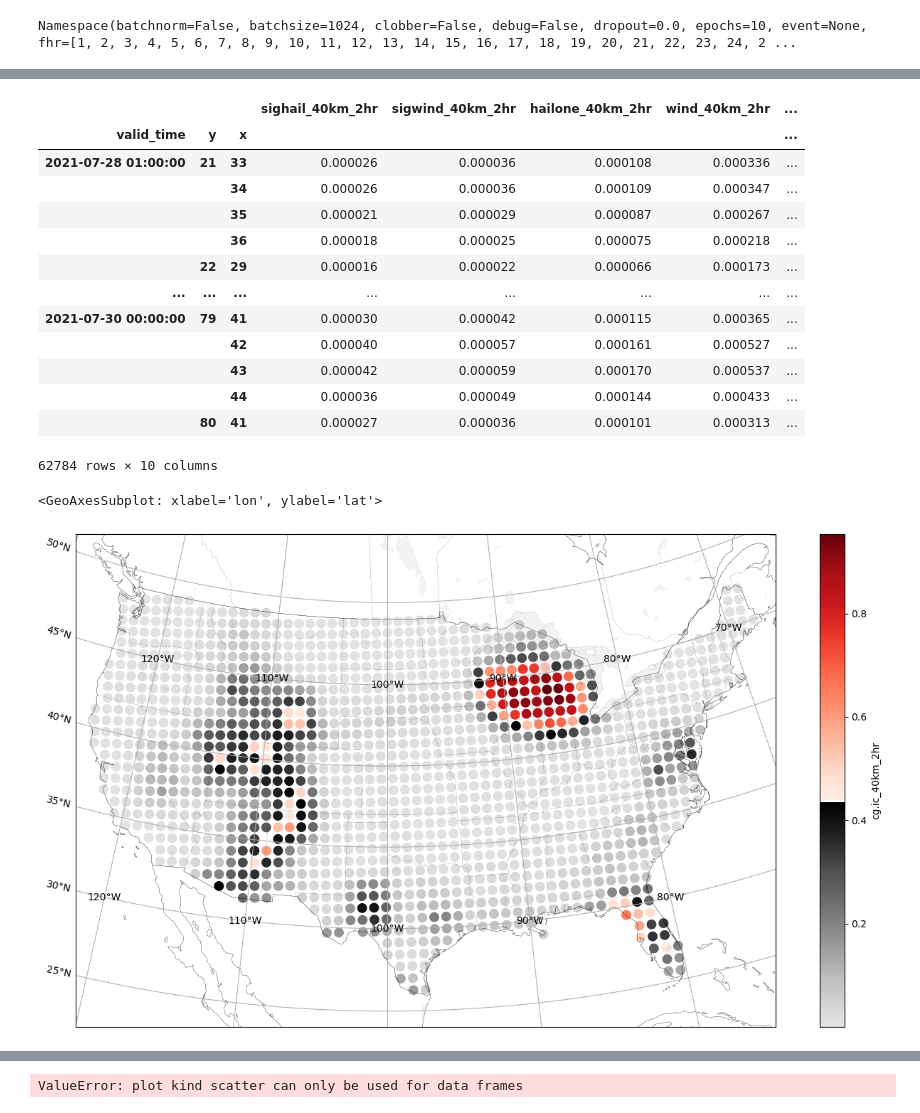
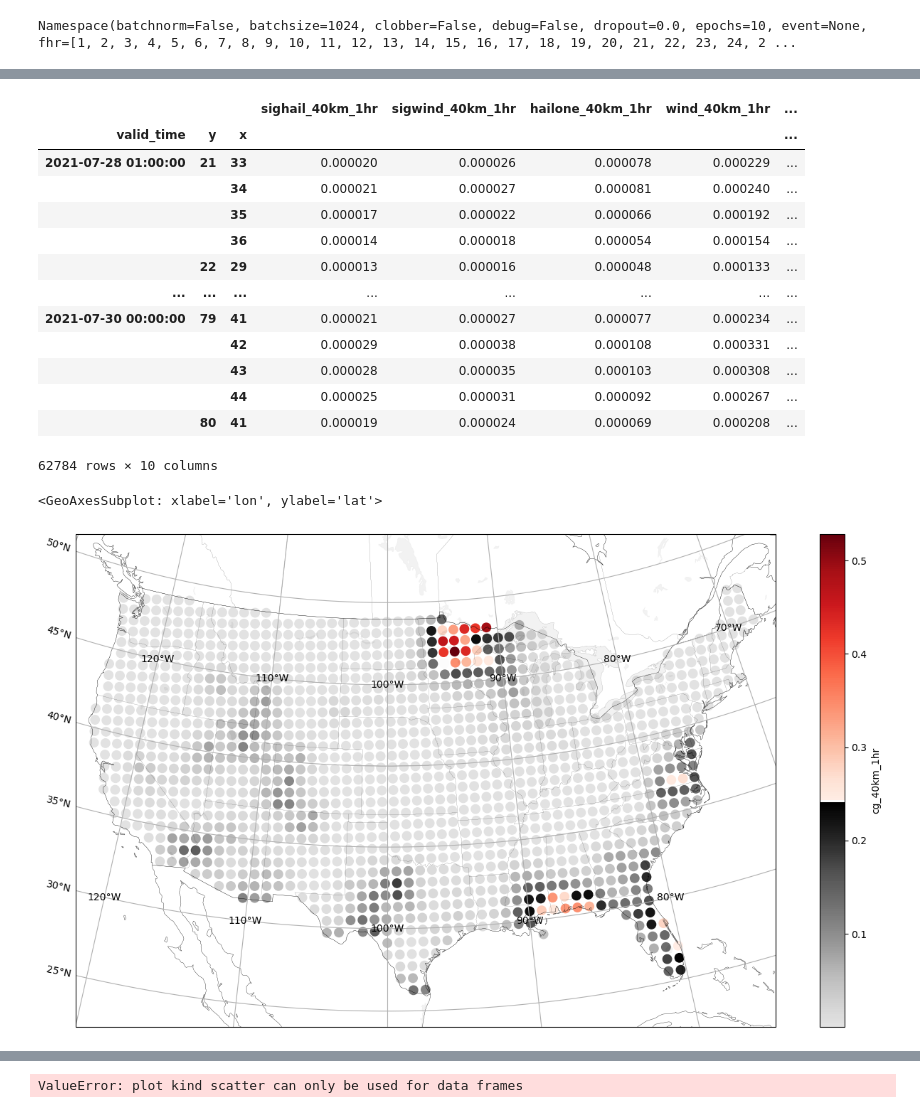
Before and after one commit to ahijevyc/machine-learning, a Jupyter notebook: lightning_prob.ipynb, the cells around one changed output, grey strips where cells are left out. Saved outputs shown, nothing was run; the diff lists cells and outputs as text; code cells hidden in the pictures.

```diff
--- a/lightning_prob.ipynb
+++ b/lightning_prob.ipynb
@@ -206,7 +199,7 @@ Timestamp('2021-07-28 00:00:00')
 parser = get_argparser()
 args = parser.parse_args(args="--model HRRR --batchsize 1024 --neurons 1024 --optim sgd"
                          " --trainstart 19700101 --trainend 20201202 --teststart 20201202T12"
-                         " --glm --flash 2"
+                         " --glm --flash 50 --twin 1"
                          " --testend 20220101 --epochs 10 --learning 0.001 --kfold 1".split())
 setattr(args, "idate", idate_round)
 df = load_df(args)
@@ -287,33 +280,33 @@ assert "fit" not in ensmean.index.names, "fit should not be a MultiIndex level o
 # %%
 ensmean
 # %% [output]
-|  |  |  | sighail_40km_2hr | sigwind_40km_2hr | hailone_40km_2hr | wind_40km_2hr | ... |
+|  |  |  | sighail_40km_1hr | sigwind_40km_1hr | hailone_40km_1hr | wind_40km_1hr | ... |
 | valid_time | y | x |  |  |  |  | ... |
-| 2021-07-28 01:00:00 | 21 | 33 | 0.000026 | 0.000036 | 0.000108 | 0.000336 | ... |
-|  |  | 34 | 0.000026 | 0.000036 | 0.000109 | 0.000347 | ... |
-|  |  | 35 | 0.000021 | 0.000029 | 0.000087 | 0.000267 | ... |
-|  |  | 36 | 0.000018 | 0.000025 | 0.000075 | 0.000218 | ... |
-|  | 22 | 29 | 0.000016 | 0.000022 | 0.000066 | 0.000173 | ... |
+| 2021-07-28 01:00:00 | 21 | 33 | 0.000020 | 0.000026 | 0.000078 | 0.000229 | ... |
+|  |  | 34 | 0.000021 | 0.000027 | 0.000081 | 0.000240 | ... |
+|  |  | 35 | 0.000017 | 0.000022 | 0.000066 | 0.000192 | ... |
+|  |  | 36 | 0.000014 | 0.000018 | 0.000054 | 0.000154 | ... |
+|  | 22 | 29 | 0.000013 | 0.000016 | 0.000048 | 0.000133 | ... |
 | ... | ... | ... | ... | ... | ... | ... | ... |
-| 2021-07-30 00:00:00 | 79 | 41 | 0.000030 | 0.000042 | 0.000115 | 0.000365 | ... |
-|  |  | 42 | 0.000040 | 0.000057 | 0.000161 | 0.000527 | ... |
-|  |  | 43 | 0.000042 | 0.000059 | 0.000170 | 0.000537 | ... |
-|  |  | 44 | 0.000036 | 0.000049 | 0.000144 | 0.000433 | ... |
-|  | 80 | 41 | 0.000027 | 0.000036 | 0.000101 | 0.000313 | ... |
+| 2021-07-30 00:00:00 | 79 | 41 | 0.000021 | 0.000027 | 0.000077 | 0.000234 | ... |
+|  |  | 42 | 0.000029 | 0.000038 | 0.000108 | 0.000331 | ... |
+|  |  | 43 | 0.000028 | 0.000035 | 0.000103 | 0.000308 | ... |
+|  |  | 44 | 0.000025 | 0.000031 | 0.000092 | 0.000267 | ... |
+|  | 80 | 41 | 0.000019 | 0.000024 | 0.000069 | 0.000208 | ... |
 62784 rows × 10 columns
 # %%
 bbox2 = [-120, -75, 22, 52]
 fig, ax = make_map(bbox=bbox2, projection=map_crs)
-f = "cg.ic"
+f = "cg"
 f += f"_{args.rptdist}km_{args.twin}hr"
 
 # add to df so we can use df's lat and lon for coordinates.
 df[f] = ensmean[f]
 valid_times = ensmean.index.get_level_values("valid_time")
-df.xs(idate+datetime.timedelta(hours=9), level="valid_time").plot(ax=ax, cmap=cmap,
+df.xs(idate+datetime.timedelta(hours=2), level="valid_time").plot(ax=ax, cmap=cmap,
                                                    kind="scatter",x="lon",y="lat",c=f,
                                                    s=80, marker="o",
                                                    transform=ccrs.PlateCarree())
 # %% [output]
 <GeoAxesSubplot: xlabel='lon', ylabel='lat'>
-[figure, old version]
+[figure, new version]
```
Also changed, not shown: parts of 6 cells of this notebook.
